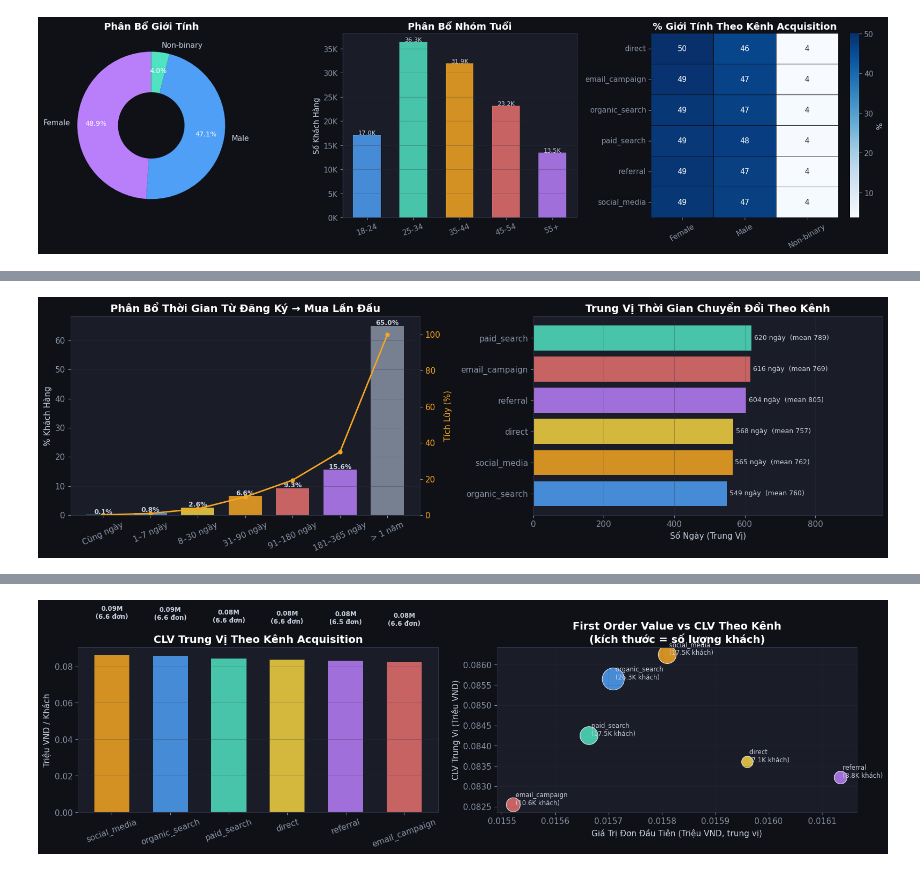
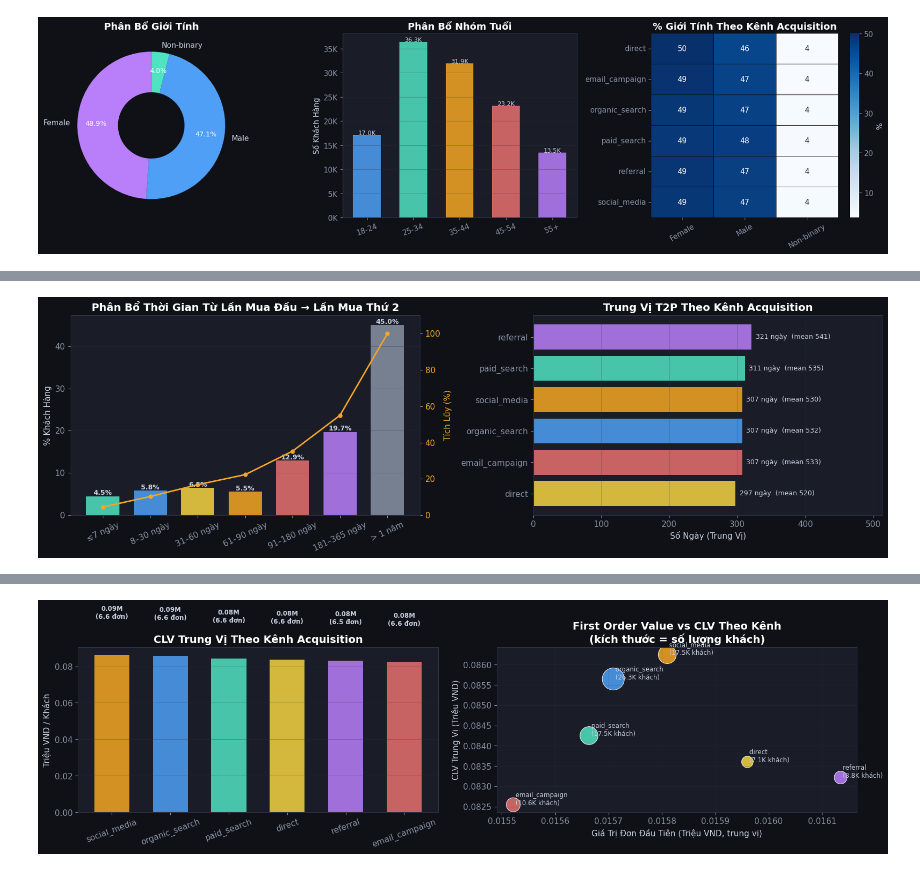
Before and after one commit to maulan1208/DATATHON_2026, a Jupyter notebook: notebooks/Data_Storytelling.ipynb, the cells around one changed output, grey strips where cells are left out. Cells and saved outputs as stored; diff of their text form; code cells hidden in the pictures.

```diff
--- a/notebooks/Data_Storytelling.ipynb
+++ b/notebooks/Data_Storytelling.ipynb
@@ -258,22 +266,30 @@ plt.show()
 # %%
-## 1.3 Time-to-Convert: Mất Bao Lâu Để Đăng Ký → Mua Lần Đầu?
+## 1.3 Time-to-2nd-Purchase (T2P): Sau Lần Mua Đầu, Khách Mất Bao Lâu Để Quay Lại?
+# signup_date không đáng tin (89% bị lỗi migration) → dùng khoảng cách đơn 1→2 thay thế
 
-ttc = cust_stats.dropna(subset=['days_to_first_order'])
-ttc = ttc[ttc['days_to_first_order'] > 0]   # chỉ giữ khách có TTC thực sự
-print(f"Khách có TTC > 0: {len(ttc):,} ({len(ttc)/len(cust_stats)*100:.1f}%)")
+o = orders_valid.sort_values(['customer_id','order_date']).copy()
+o['rank']      = o.groupby('customer_id').cumcount() + 1
+o['prev_date'] = o.groupby('customer_id')['order_date'].shift(1)
 
-# Bin thành các nhóm
-bins   = [0, 1, 7, 30, 90, 180, 365, 9999]
-labels = ['Cùng ngày','1–7 ngày','8–30 ngày','31–90 ngày',
-          '91–180 ngày','181–365 ngày','> 1 năm']
-ttc['ttc_group'] = pd.cut(ttc['days_to_first_order'], bins=bins,
-                          labels=labels, right=True)
+o2 = o[o['rank'] == 2].copy()
+o2['t2p_days'] = (o2['order_date'] - o2['prev_date']).dt.days
+o2 = o2.dropna(subset=['t2p_days'])
 
-ttc_counts = ttc['ttc_group'].value_counts().reindex(labels)
-ttc_pct    = ttc_counts / ttc_counts.sum() * 100
+n_repeat = len(o2)
+n_total  = cust_stats['customer_id'].nunique()
+print(f"Khách có >= 2 đơn hàng (có T2P): {n_repeat:,} ({n_repeat/n_total*100:.1f}%)")
+print(o2['t2p_days'].describe().round(1).to_string())
 
-# Median TTC per channel
-ttc_ch = (ttc.groupby('acquisition_channel')['days_to_first_order']
+bins   = [0, 7, 30, 60, 90, 180, 365, 9999]
+labels = ['≤7 ngày','8–30 ngày','31–60 ngày','61–90 ngày','91–180 ngày','181–365 ngày','> 1 năm']
+o2['t2p_group'] = pd.cut(o2['t2p_days'], bins=bins, labels=labels, right=True)
+
+t2p_counts = o2['t2p_group'].value_counts().reindex(labels)
+t2p_pct    = t2p_counts / t2p_counts.sum() * 100
+
+# Median T2P per acquisition channel
+o2_ch = o2.merge(customers[['customer_id','acquisition_channel']], on='customer_id', how='left')
+t2p_ch = (o2_ch.groupby('acquisition_channel')['t2p_days']
           .agg(['median','mean'])
           .sort_values('median')
           .reset_index())
@@ -281,44 +297,47 @@ ttc_ch = (ttc.groupby('acquisition_channel')['days_to_first_order']
 fig, axes = plt.subplots(1, 2, figsize=(16, 5))
 fig.patch.set_facecolor('#0f1117')
 
-# ── Left: TTC distribution bar ──────────────────────────────────────────
+# ── Left: T2P distribution ───────────────────────────────────────────────
 ax = axes[0]
-colors_ttc = ['#50e3c2','#4e9ff5','#f5d442','#f5a623','#e87070','#b97ef9','#8892a4']
-bars = ax.bar(ttc_counts.index, ttc_pct, color=colors_ttc, alpha=0.85, width=0.7)
-for bar, pct in zip(bars, ttc_pct):
+colors_t2p = ['#50e3c2','#4e9ff5','#f5d442','#f5a623','#e87070','#b97ef9','#8892a4']
+bars = ax.bar(t2p_counts.index, t2p_pct, color=colors_t2p, alpha=0.85, width=0.7)
+for bar, pct in zip(bars, t2p_pct):
     ax.text(bar.get_x()+bar.get_width()/2, bar.get_height()+0.3,
             f'{pct:.1f}%', ha='center', fontsize=9,
             color='#c9d1e0', fontweight='bold')
-ax.set_title('Phân Bổ Thời Gian Từ Đăng Ký → Mua Lần Đầu')
+ax.set_title('Phân Bổ Thời Gian Từ Lần Mua Đầu → Lần Mua Thứ 2')
 ax.set_ylabel('% Khách Hàng')
 ax.tick_params(axis='x', rotation=25)
 ax.grid(axis='y', alpha=0.4)
-# cumulative line
 ax_r = ax.twinx()
-cum = ttc_pct.cumsum()
+cum = t2p_pct.cumsum()
 ax_r.plot(range(len(cum)), cum.values, color='#f5a623',
           linewidth=2, marker='o', markersize=5)
 ax_r.set_ylabel('Tích Lũy (%)', color='#f5a623')
 ax_r.tick_params(axis='y', labelcolor='#f5a623')
 ax_r.set_ylim(0, 110)
 
-# ── Right: median TTC by channel ────────────────────────────────────────
+# ── Right: median T2P by channel ─────────────────────────────────────────
 ax2 = axes[1]
-bars2 = ax2.barh(ttc_ch['acquisition_channel'], ttc_ch['median'],
-                 color=[ch_colors.get(c,'#888') for c in ttc_ch['acquisition_channel']],
+bars2 = ax2.barh(t2p_ch['acquisition_channel'], t2p_ch['median'],
+                 color=[ch_colors.get(c,'#888') for c in t2p_ch['acquisition_channel']],
                  alpha=0.85)
-for bar, (_, row) in zip(bars2, ttc_ch.iterrows()):
-    ax2.text(bar.get_width()+1, bar.get_y()+bar.get_height()/2,
+for bar, (_, row) in zip(bars2, t2p_ch.iterrows()):
+    ax2.text(bar.get_width()+3, bar.get_y()+bar.get_height()/2,
              f" {row['median']:.0f} ngày  (mean {row['mean']:.0f})",
              va='center', fontsize=9, color='#c9d1e0')
-ax2.set_title('Trung Vị Thời Gian Chuyển Đổi Theo Kênh')
+ax2.set_title('Trung Vị T2P Theo Kênh Acquisition')
 ax2.set_xlabel('Số Ngày (Trung Vị)')
 ax2.grid(axis='x', alpha=0.4)
-ax2.set_xlim(0, ttc_ch['median'].max() * 1.6)
+ax2.set_xlim(0, t2p_ch['median'].max() * 1.6)
 
 plt.tight_layout()
-plt.savefig('../outputs/charts/lifecycle/lc_03_ttc.png', dpi=150, bbox_inches='tight', facecolor='#0f1117')
+plt.savefig('../outputs/charts/lifecycle/lc_03_t2p.png', dpi=150, bbox_inches='tight', facecolor='#0f1117')
 plt.show()
-print(f"\nTỷ lệ chuyển đổi trong 30 ngày đầu (trong nhóm có TTC > 0): {ttc_pct[:3].sum():.1f}%")
-print(f"Lưu ý: {(cust_stats['days_to_first_order']==0).sum():,} khách ({(cust_stats['days_to_first_order']==0).sum()/len(cust_stats)*100:.0f}%) không có dữ liệu signup hợp lệ, không tính vào TTC")
+
+med = o2['t2p_days'].median()
+print(f"\nTrung vị T2P: {med:.0f} ngày (~{med/30:.1f} tháng)")
+print(f"Tỷ lệ quay lại trong 30 ngày đầu: {t2p_pct[:2].sum():.1f}%")
+print(f"Tỷ lệ quay lại sau hơn 1 năm:     {t2p_pct.iloc[-1]:.1f}%")
+print(f"\nPhân tích trên {n_repeat:,} khách có ít nhất 2 đơn hàng ({n_repeat/n_total*100:.1f}% tổng dataset)")
 # %% [output]
@@ -326 +353 @@ Khách có TTC > 0: 9,611 (10.9%)
-[figure, old version]
+[figure, new version]
```
Also changed, not shown: parts of 16 cells of this notebook, 4 other files.
